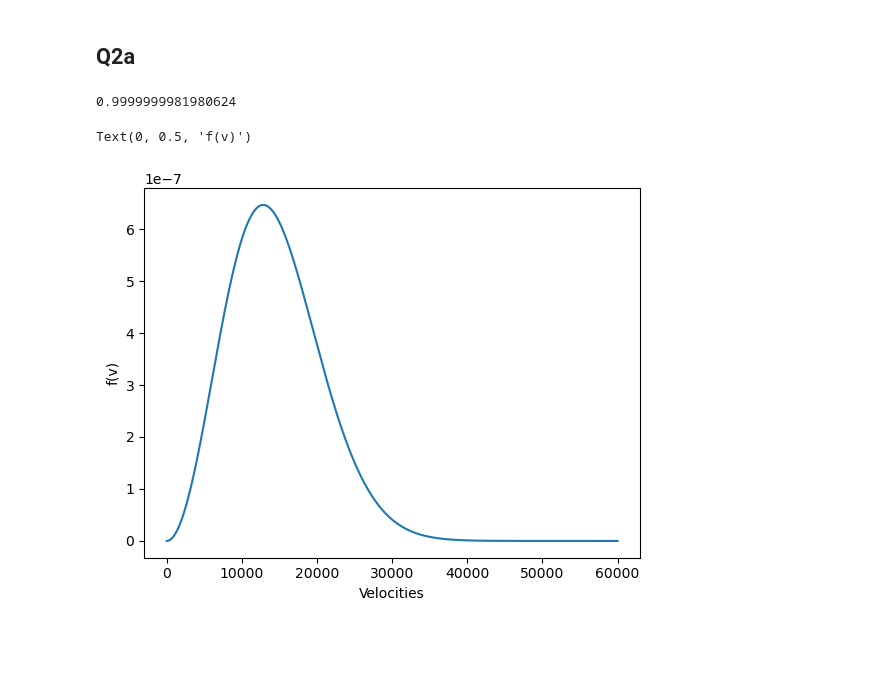
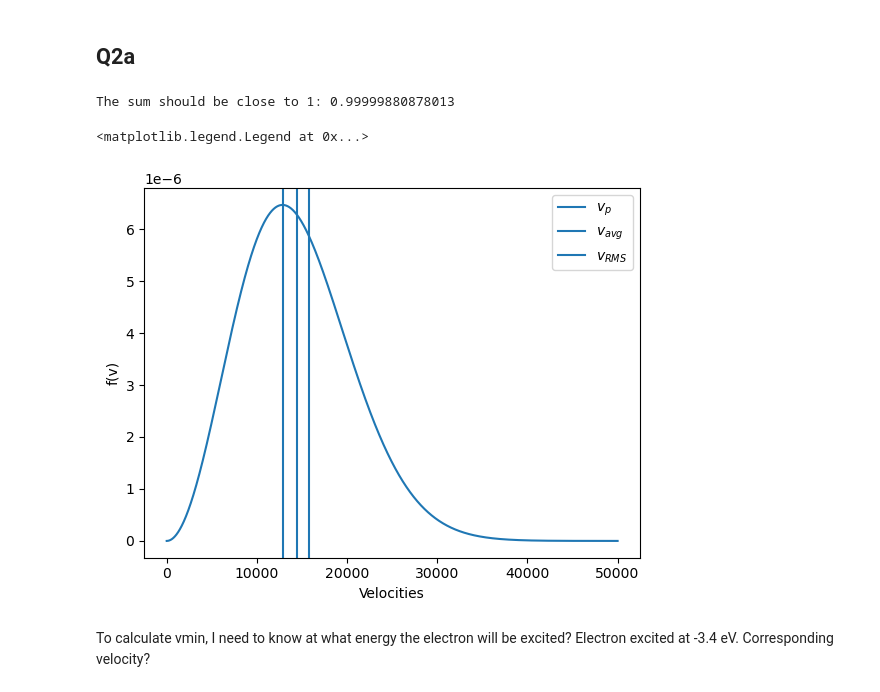
Before and after one commit to kparrine/Computational_Astro, a Jupyter notebook: C3/C3.ipynb, the cells around one changed output. Drawn from its saved outputs; the diff is of its cells as text; code cells hidden in the pictures; blank space fills up the shorter version.

```diff
--- a/C3/C3.ipynb
+++ b/C3/C3.ipynb
@@ -307,17 +464,37 @@ def vel_dist(v,dv):
     k = 1.380649e-23 #m2 kg s-2 K-1
     m = 1.6735575e-27 #kg
     T = 10000 #K
+
     return ((m/(2*np.pi*k*T))**(3/2)*4*np.pi*(v**2)*np.exp(-(m*v**2)/(2*k*T))) * dv
+
+def v_p():
+    k = 1.380649e-23 #m2 kg s-2 K-1
+    m = 1.6735575e-27 #kg
+    T = 10000 #K
+    return np.sqrt((2*k*T)/m)
+
+def v_avg():
+    return (2/np.sqrt(np.pi))*v_p()
+
+def v_RMS():
+    return np.sqrt(3/2)*v_p()
 # %% [markdown]
 ## Q2a
 # %%
-vs = np.arange(0,6e4,0.01) #need to increase end velocity to get the sum of the percentages equal to 1
-part = vel_dist(vs,0.01)
-print(np.sum(part))
+vs = np.arange(0,5e4,0.1) #need to increase end velocity to get the sum of the percentages equal to 1
+part = vel_dist(vs,0.1)
+print("The sum should be close to 1:",np.sum(part))
 plt.plot(vs,part)
 plt.xlabel("Velocities")
 plt.ylabel("f(v)") #number/percentage of particles that speed
+plt.axvline(v_p(),label=r"$v_{p}$")
+plt.axvline(v_avg(),label=r"$v_{avg}$")
+plt.axvline(v_RMS(),label=r"$v_{RMS}$")
+
+plt.legend()
 # %% [output]
-0.9999999981980624
+The sum should be close to 1: 0.99999880878013
-Text(0, 0.5, 'f(v)')
+<matplotlib.legend.Legend at 0x...>
-[figure, old version]
+[figure, new version]
+# %% [markdown]
+To calculate vmin, I need to know at what energy the electron will be excited? Electron excited at -3.4 eV. Corresponding velocity?
```
Also changed, not shown: parts of 16 cells of this notebook.
